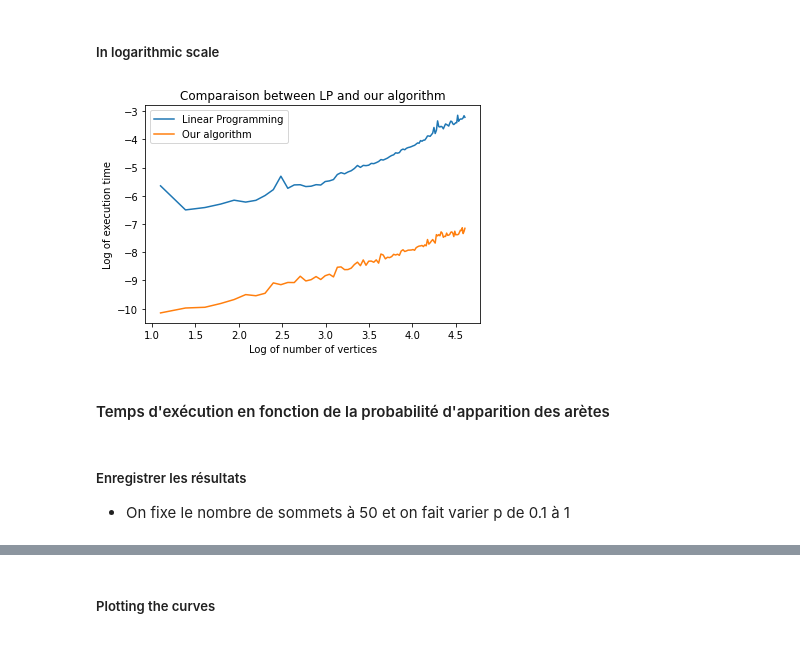
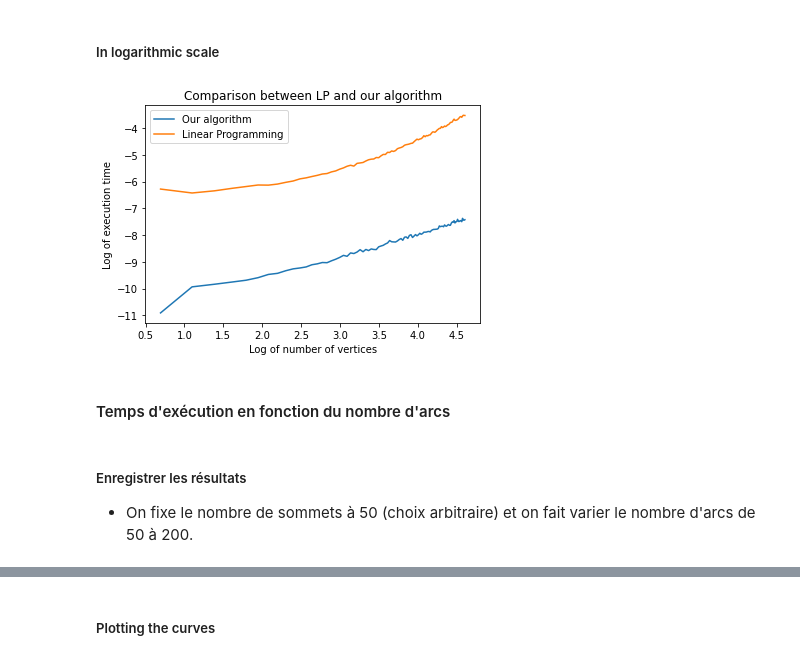
Before and after one commit to MdeCastelbajac/MOGPL, a Jupyter notebook: MOGPL.ipynb, the cells around one changed output, grey strips where cells are left out. Saved outputs shown, nothing was run; the diff lists cells and outputs as text; code cells hidden in the pictures.

```diff
--- a/MOGPL.ipynb
+++ b/MOGPL.ipynb
@@ -897,7 +677,7 @@ plt.show()
 # %%
 import gurobipy as gp
 
-def shortestPathLP(G, departure, arrival, alpha=-float("Inf"), omega=float("Inf")):
+def shortestPathLP(G, departure, arrival, alpha=0, omega=float("Inf")):
     # gurobi model
     with gp.Env(empty=True) as env:
         # Remove gurobi output log
@@ -957,7 +737,7 @@ def shortestPathLP(G, departure, arrival, alpha=-float("Inf"), omega=float("Inf"
                 m.addConstrs((x[i] == 0 for i in edges_between_arrival_node_index), f"Constraint for arrival node")
 
             # There is one edge that get out of set of departure node
-            out_departure_node_index = [i for i in range(nb_edge) if list_edges[i][0][0] == departure and list_edges[i][0][0] > alpha]
+            out_departure_node_index = [i for i in range(nb_edge) if list_edges[i][0][0] == departure and list_edges[i][0][1] > alpha]
             m.addConstr(gp.quicksum(x[i] for i in out_departure_node_index) == 1, f"Constraint on edge getting out of the departure node")
 
             # There is one edge enter set of arrival node
@@ -970,7 +750,10 @@ def shortestPathLP(G, departure, arrival, alpha=-float("Inf"), omega=float("Inf"
             # Return path
             path = []
             for i in range(nb_edge):
-                if x[i].x == 1:
-                    path.append(list_edges[i])
+                try:
+                    if x[i].x == 1:
+                        path.append(list_edges[i])
+                except AttributeError:
+                    return None
 
             return path
@@ -1042,2 +776,5 @@ NameError: name 'shortestPathLP' is not defined
+# %%
+resultTime, verticeNumber = test_nbVertices([shortestPath, shortestPathLP])
+resultTimeAlgo, resultTimeLP = resultTime[0, :], resultTime[1, :]
 # %% [markdown]
 ##### Plotting the curves
@@ -1053,0 +781,10 @@ plt.show()
+# %%
+def plot_comparaison(x, y, xtitle, ytitle="Execution time", labels=["Our algorithm", "Linear Programming"], title="Comparison between LP and our algorithm"):
+    for i in range(len(y)):
+        plt.plot(x, y[i], label=labels[i])
+
+    plt.title(title)
+    plt.xlabel(xtitle)
+    plt.ylabel(ytitle)
+    plt.legend()
+    plt.show()
@@ -1056,18 +797,12 @@ plt.show()
 # %%
 log_resultTimeLP = np.log(resultTimeLP)
 log_resultTimeAlgo = np.log(resultTimeAlgo)
 log_verticeNumber = np.log(verticeNumber)
-plt.plot(log_verticeNumber, log_resultTimeLP, label="Linear Programming")
-plt.plot(log_verticeNumber, log_resultTimeAlgo, label="Our algorithm")
-plt.title("Comparaison between LP and our algorithm")
-plt.xlabel("Log of number of vertices")
-plt.ylabel("Log of execution time")
-plt.legend()
-plt.show()
+plot_comparaison(log_verticeNumber, [log_resultTimeAlgo, log_resultTimeLP], "Log of number of vertices", ytitle="Log of execution time")
 # %% [output]
-[figure, old version]
+[figure, new version]
 # %% [markdown]
-#### Temps d'exécution en fonction de la probabilité d'apparition des arètes
+#### Temps d'exécution en fonction du nombre d'arcs
 # %% [markdown]
 ##### Enregistrer les résultats
-- On fixe le nombre de sommets à 50 et on fait varier p de 0.1 à 1
+- On fixe le nombre de sommets à 50 (choix arbitraire) et on fait varier le nombre d'arcs de 50 à 200.
```
Also changed, not shown: parts of 51 cells of this notebook, 1 other file.
